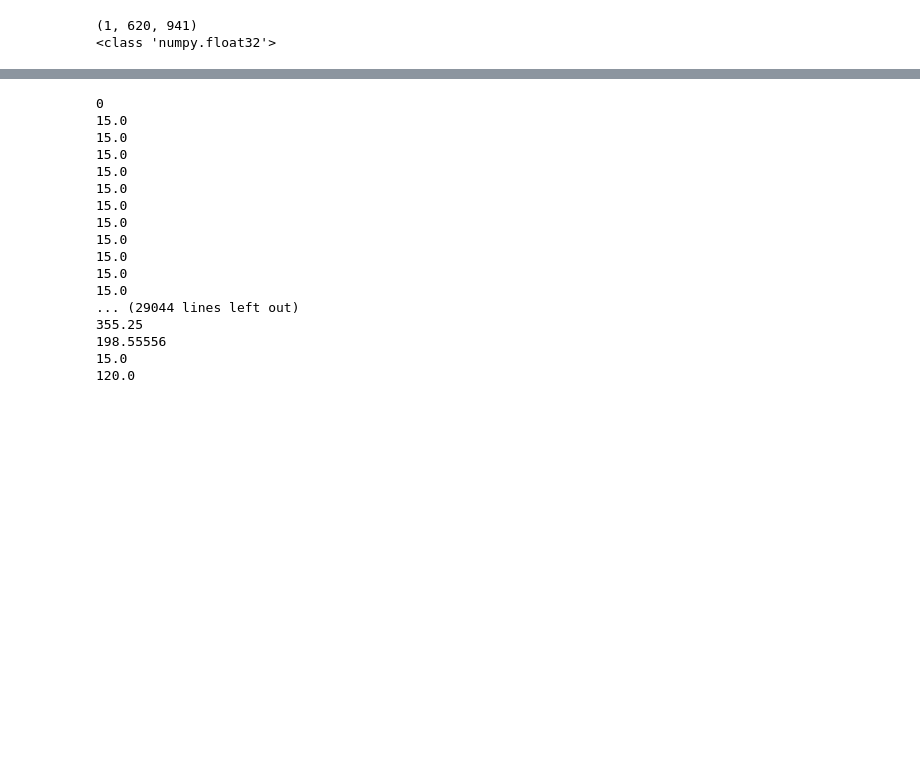
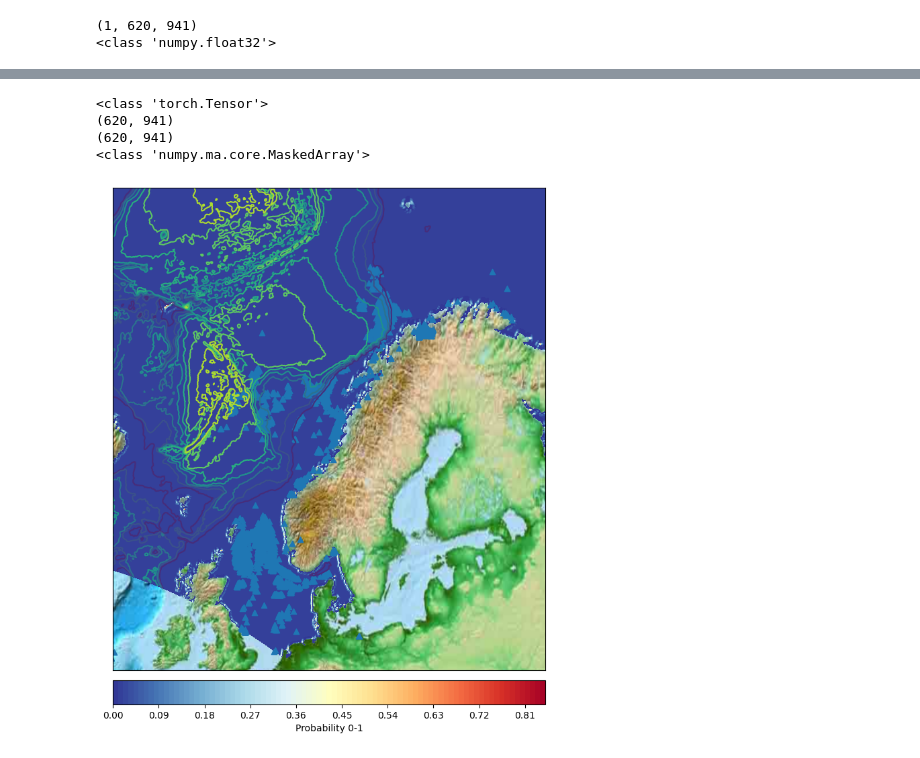
Before and after one commit to evenaage/herring_autumn_2022, a Jupyter notebook: initial_testing.ipynb, the cells around one changed output, grey strips where cells are left out. Drawn from its saved outputs; the diff is of its cells as text; code cells hidden in the pictures; blank space fills up the shorter version.

Commit message:
started moving code from ipynb to util folder, and added docstrings etc

```diff
--- a/initial_testing.ipynb
+++ b/initial_testing.ipynb
@@ -8,6 +8,8 @@ import pyproj
 from mpl_toolkits.basemap import Basemap
 import matplotlib.pyplot as plt
 # %%
+
+
 N = 1
 
 class NeuralNetwork(nn.Module):
@@ -17,7 +19,8 @@ class NeuralNetwork(nn.Module):
             nn.Conv2d(N, 2*N, 3,padding=1),
             nn.Conv2d(2*N, 4*N, 3,padding=1),
             nn.Conv2d(4*N, 2*N, 3, padding=1),
-            nn.Conv2d(2*N, N, 3, padding=1)
+            nn.Conv2d(2*N, N, 3, padding=1),
+            nn.ReLU(N)
         )
 
     def forward(self, x):
@@ -97,8 +104,9 @@ for t in range(epochs):
 print('Done!')
 pred = model(dataloader[0][0])
 depth = ds['depth']
-print(depth.mask)
-print_on_map(pred,latlons,depth=depth)
+print(depth.shape)
+max_pred = pred.max()
+catch_data = pd.read_csv('cleaned_datasets\herring_catches_2020.csv')
 # %% [output]
 Epoch 1
 -------------------------
@@ -121,37 +128,9 @@ True
-# %%
-
-depth = ds['depth']
-values = []
-'''
-for i in range(depth.shape[0]):
-    if i%10 == 0: print(i)
-    for j in range(depth.shape[1]):
-        d = depth[i,j]
-        if d is np.ma.masked: continue
-        #values.append(type(d.data))
-        if d.data not in values:
-            values.append(d.data)
-            #print([v.data for v in values])
-
-        print(d.data)
-        #values.append(d)
-        #print(values)
-        '''
-# %% [output]
-0
-15.0
-15.0
-15.0
-15.0
-15.0
-15.0
-15.0
-15.0
-15.0
-15.0
-15.0
-... (29044 lines left out)
-355.25
-198.55556
-15.0
-120.0
+# %%
+mask = np.load('util\sinmod_land_sea_mask', allow_pickle=True)
+print_on_map(pred/max_pred,latlons,depth=depth[:],catch_data=catch_data, mask = mask)
+# %% [output]
+<class 'torch.Tensor'>
+(620, 941)
+(620, 941)
+<class 'numpy.ma.core.MaskedArray'>
+[figure, added]
```
Also changed, not shown: parts of 4 cells of this notebook, 7 other files.
